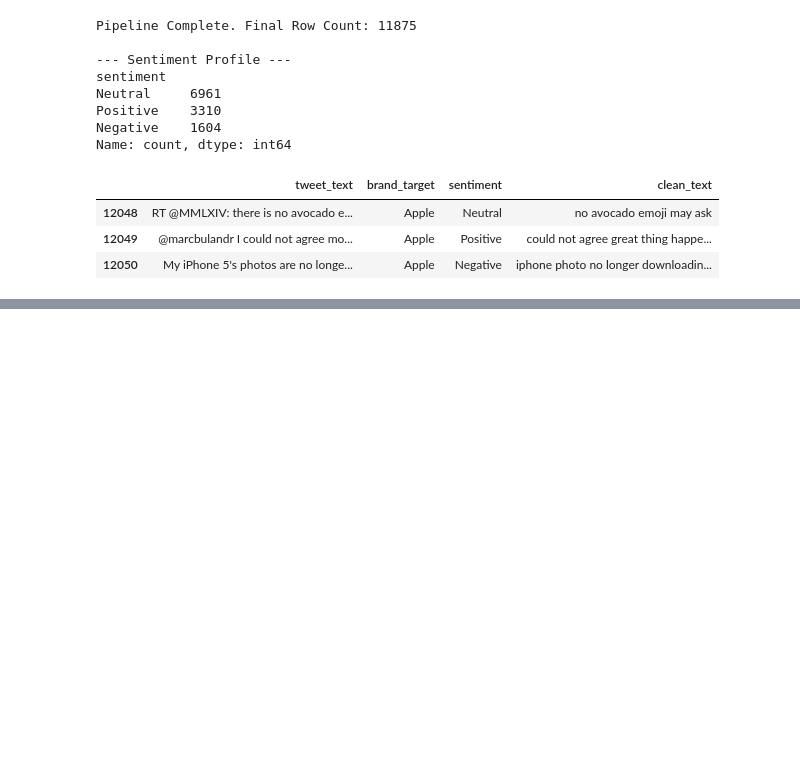
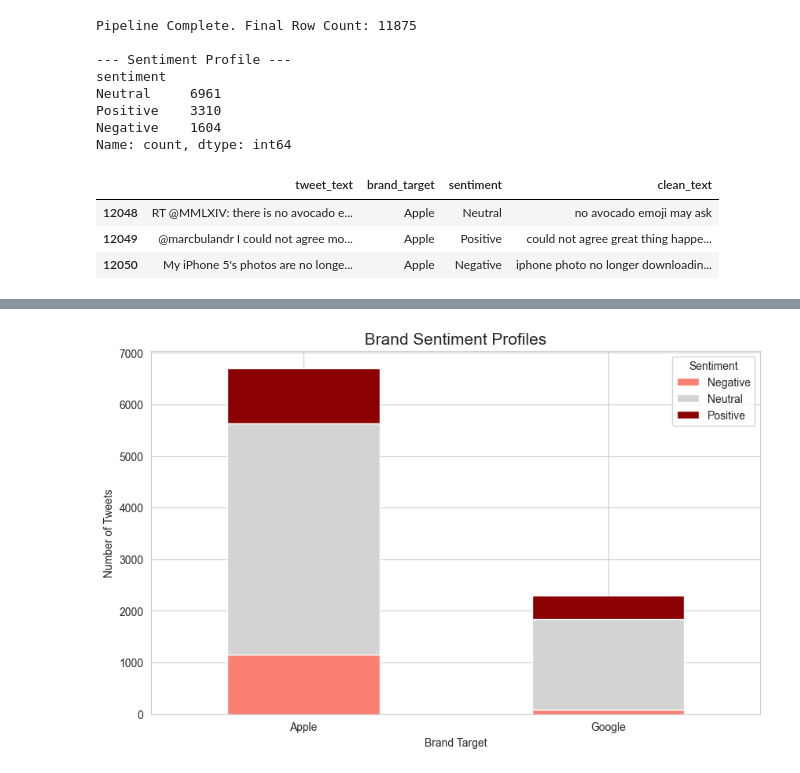
Before and after one commit to abelcholfavour/brand_sentinel, a Jupyter notebook: index.ipynb, the cells around one changed output, grey strips where cells are left out. Cells and saved outputs as stored; diff of their text form; code cells hidden in the pictures; blank space fills up the shorter version.

```diff
--- a/index.ipynb
+++ b/index.ipynb
@@ -522,0 +579,13 @@ df_final[['clean_text', 'sentiment', 'brand_target']].to_csv('cleaned_sentinel_d
+# %%
+brand_sentiment = df.groupby(['brand_target', 'sentiment']).size().unstack(fill_value=0)
+brand_sentiment = brand_sentiment.reindex(['Apple', 'Google'])
+
+brand_sentiment.plot(kind='bar', stacked=True, color=['salmon', 'lightgray', 'darkred'], figsize=(10,6))
+plt.title(' Brand Sentiment Profiles ', fontsize=15)
+plt.ylabel('Number of Tweets')
+plt.xlabel('Brand Target')
+plt.xticks(rotation=0)
+plt.legend(title='Sentiment')
+plt.show()
+# %% [output]
+[figure, added]
```
Also changed, not shown: parts of 12 cells of this notebook.
